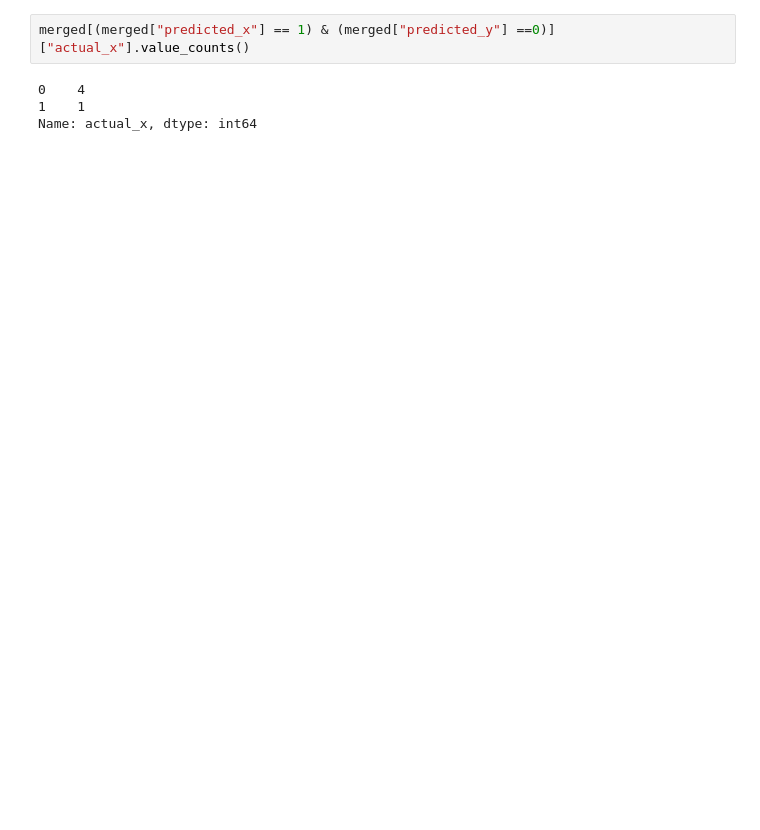
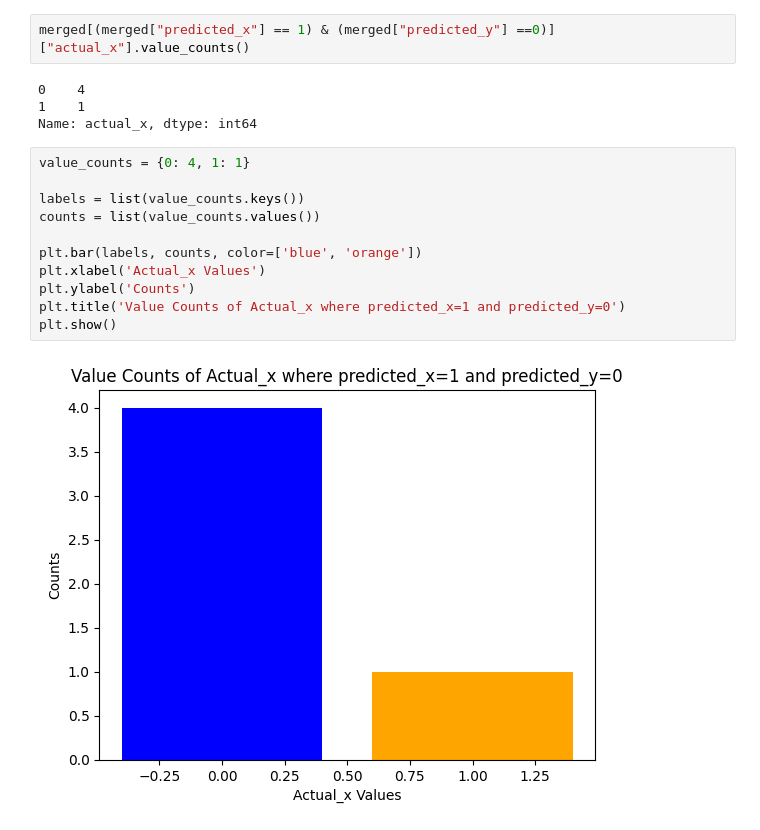
Before and after one commit to aryanagn/FootPredict, a Jupyter notebook: football_prediction.ipynb, the cells around one changed output. Cells and saved outputs as stored; diff of their text form; blank space fills up the shorter version.

```diff
--- a/football_prediction.ipynb
+++ b/football_prediction.ipynb
@@ -371,3 +390,16 @@ merged[(merged["predicted_x"] == 1) & (merged["predicted_y"] ==0)]["actual_x"].v
 0    4
 1    1
 Name: actual_x, dtype: int64
+# %%
+value_counts = {0: 4, 1: 1}
+
+labels = list(value_counts.keys())
+counts = list(value_counts.values())
+
+plt.bar(labels, counts, color=['blue', 'orange'])
+plt.xlabel('Actual_x Values')
+plt.ylabel('Counts')
+plt.title('Value Counts of Actual_x where predicted_x=1 and predicted_y=0')
+plt.show()
+# %% [output]
+[figure, added]
```
Also changed, not shown: parts of 3 cells of this notebook, 1 other file.
